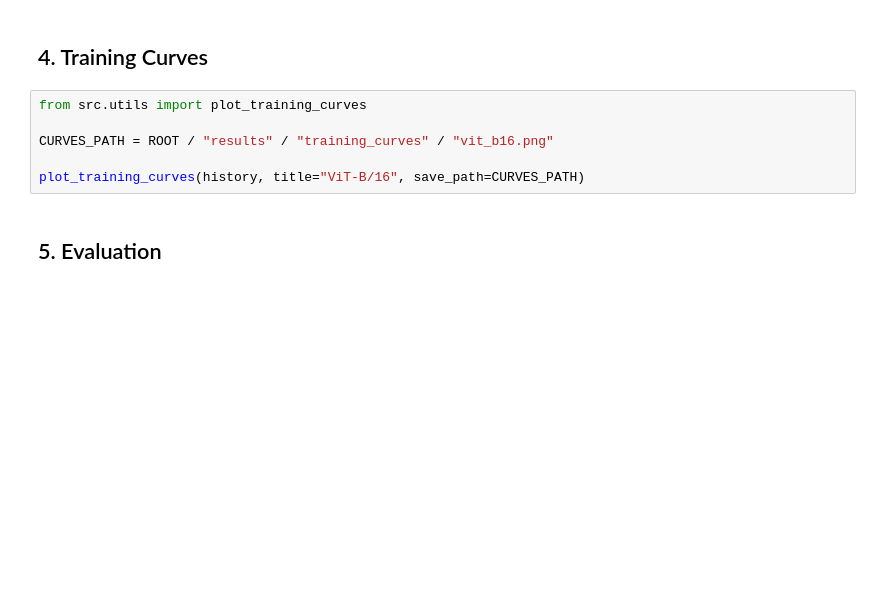
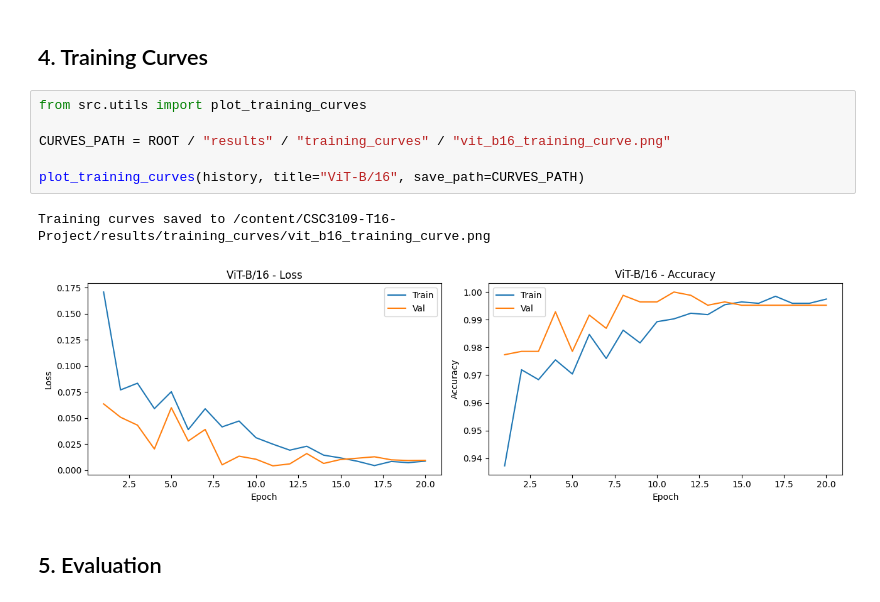
Before and after one commit to benchuangxd/CSC3109-T16-Project, a Jupyter notebook: notebooks/06_vit_b16.ipynb, the cells around one changed output. Drawn from its saved outputs; the diff is of its cells as text; blank space fills up the shorter version.

```diff
--- a/notebooks/06_vit_b16.ipynb
+++ b/notebooks/06_vit_b16.ipynb
@@ -126,9 +164,12 @@ history = train(
 # %%
 from src.utils import plot_training_curves
 
-CURVES_PATH = ROOT / "results" / "training_curves" / "vit_b16.png"
+CURVES_PATH = ROOT / "results" / "training_curves" / "vit_b16_training_curve.png"
 
 plot_training_curves(history, title="ViT-B/16", save_path=CURVES_PATH)
+# %% [output]
+Training curves saved to /content/CSC3109-T16-Project/results/training_curves/vit_b16_training_curve.png
+[figure, added]
 # %% [markdown]
 ## 5. Evaluation
 # %%
```
Also changed, not shown: parts of 9 cells of this notebook.
